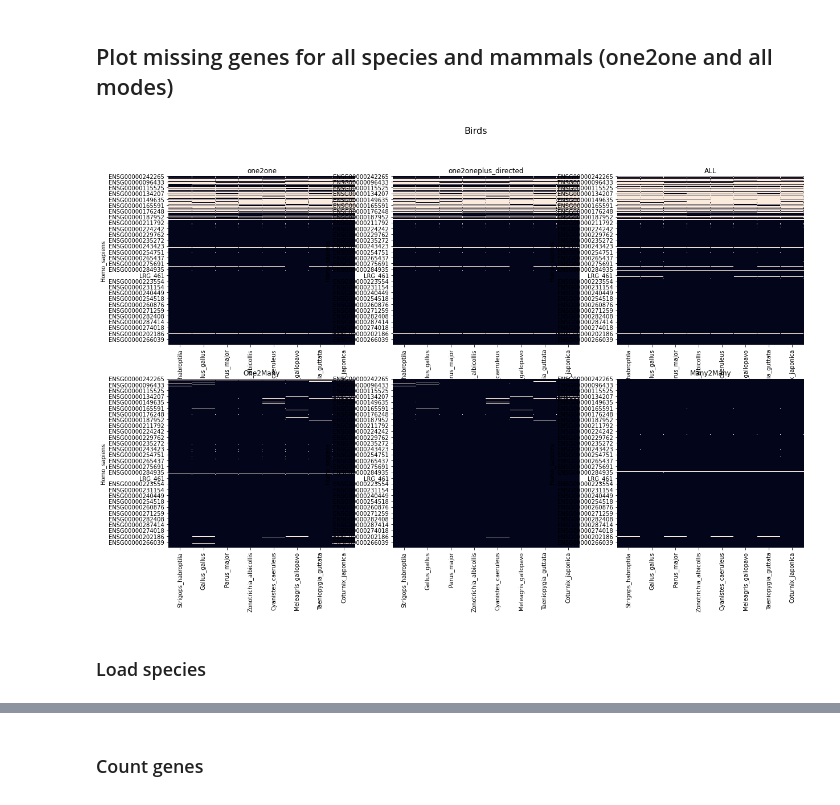
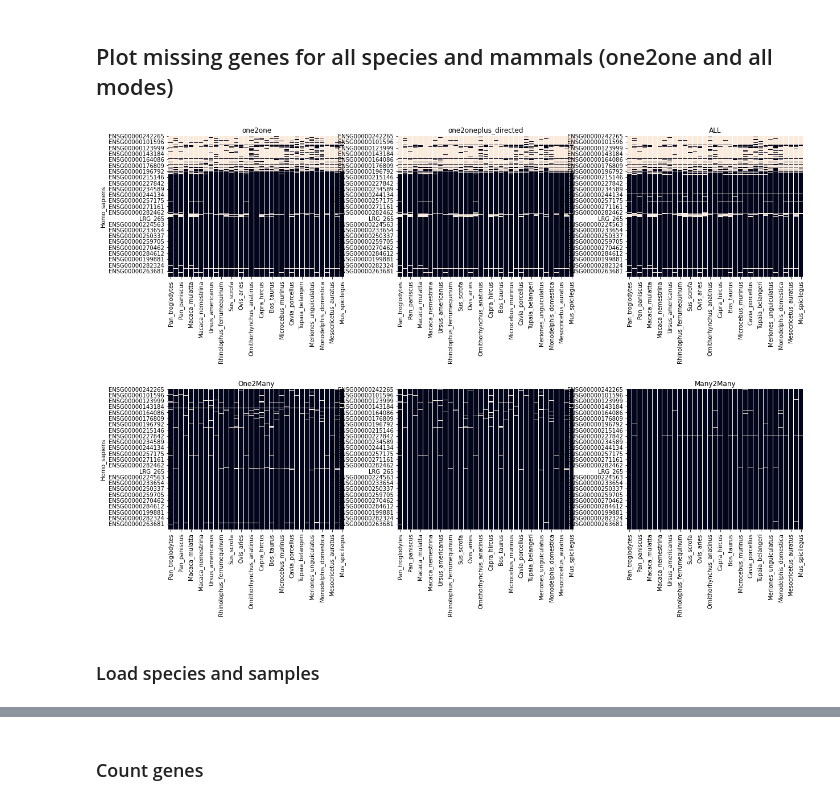
Before and after one commit to antonkulaga/yspecies, a Jupyter notebook: notebooks/0_evaluate_genes.ipynb, the cells around one changed output, grey strips where cells are left out. Saved outputs shown, nothing was run; the diff lists cells and outputs as text; code cells hidden in the pictures.

```diff
--- a/notebooks/0_evaluate_genes.ipynb
+++ b/notebooks/0_evaluate_genes.ipynb
@@ -103,18 +105,19 @@ def missing_values(table: OrthologyTable, name: str = None):
     fig, axs = plt.subplots(2,3,figsize=(20,12))
     if not name is None:
         fig.suptitle(name, fontsize=16)
+    plt.subplots_adjust(left=0.125, bottom=0.3, right=0.9, top=1.1, wspace=0.3, hspace=0.8)
     sns.heatmap(table.one2one.notnull(), cbar=False,ax=axs[0,0]).set_title('one2one')
     sns.heatmap(table.one2oneplus_directed.notnull(), cbar=False,ax=axs[0,1]).set_title('one2oneplus_directed')
     sns.heatmap(table.all.notnull(), cbar=False, ax=axs[0,2]).set_title('ALL')
     sns.heatmap(table.one2many.notnull(), cbar=False,ax=axs[1,0]).set_title('One2Many')
     sns.heatmap(table.one2many_directed.notnull(), cbar=False,ax=axs[1,1])
     sns.heatmap(table.many2many.notnull(), cbar=False,ax=axs[1,2]).set_title('Many2Many')
-# %%
-missing_values(birds, "Birds")
-# %% [output]
-[figure, removed]
+# %%
+missing_values(mammals)
+# %% [output]
+[figure, added]
 # %% [markdown]
-### Load species ###
+### Load species and samples ###
 # %%
 species = load_table(input_dir / "species.tsv")
 species.head(3)
```
Also changed, not shown: parts of 36 cells of this notebook, 3 other files.
